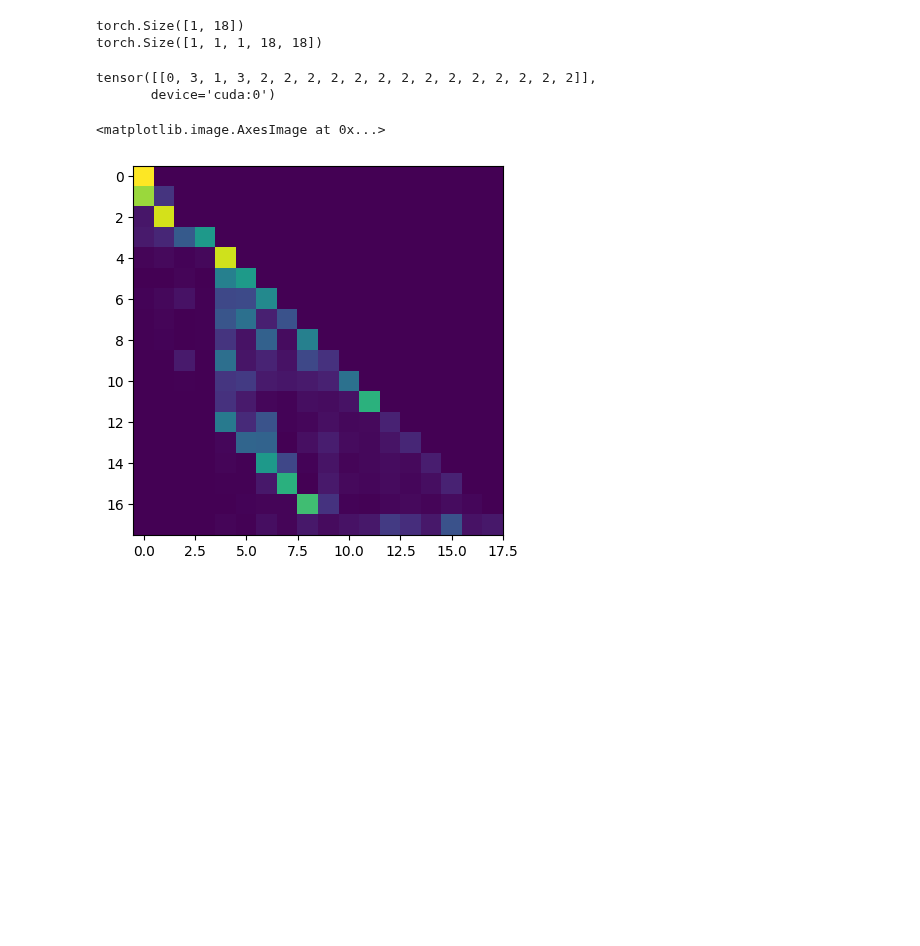
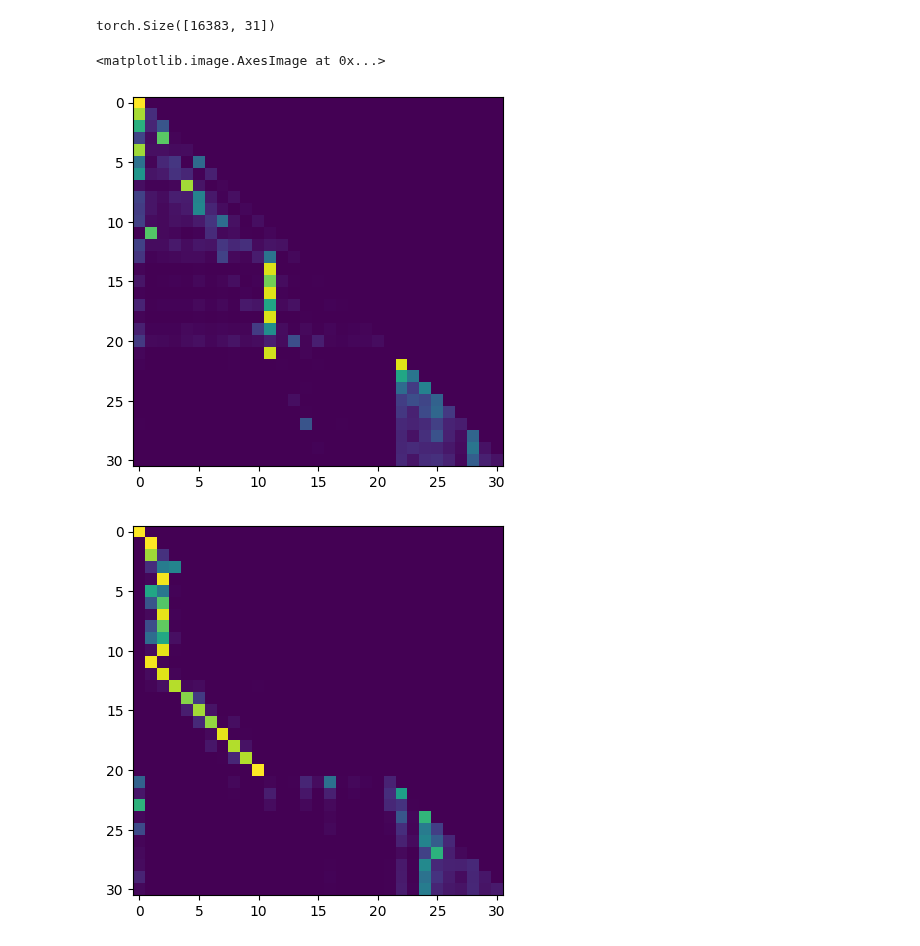
Before and after one commit to fairinternal/composable-llm, a Jupyter notebook: notebooks/scratchpad.ipynb, the cells around one changed output. Drawn from its saved outputs; the diff is of its cells as text; code cells hidden in the pictures; blank space fills up the shorter version.

```diff
--- a/notebooks/scratchpad.ipynb
+++ b/notebooks/scratchpad.ipynb
@@ -114,3 +76,13 @@ losses = checkpoint["losses"]
+# %%
+import numpy as np
+from numpy.linalg import svd
+from cot.models import TransformerConfig, Transformer
+
+nb_len=14
+emb_dim=128
+n_head=1
+n_layer=2
+device='cuda'
 # %%
 token_emb = checkpoint['model_state_dict']['embeddings.token_emb.weight'].cpu()
 pos_emb = checkpoint['model_state_dict']['embeddings.pos_emb.weight'].cpu()
@@ -245,0 +89,5 @@ INFO:src.cot.data.data_processing:Loading test data for binary_copy problem.
+# %%
+lengths = list(np.arange(nb_len) + 1)
+
+testset = problem()
+testset.set_as_testset(lengths)
@@ -288,37 +126,21 @@ Transformer(
   (output_norm): LayerNorm((128,), eps=1e-05, elementwise_affine=True)
   (output): Linear(in_features=128, out_features=5, bias=False)
 )
-# %%
-running_loss = 0
-accuracy = 0
-
-sequence = trainset[0]
-sequence = sequence.to(device=device, dtype=torch.long)
-
-inputs = sequence[None, :-1]
-targets = sequence[None, 1:]
-
-# only train on the chain-of-thoughts process, EoI is represented by 1 in our case
-ind = targets == 1
-cot_mask = ind.cumsum(axis=1)
-cot_mask[ind] = 0
-cot_mask = cot_mask.to(dtype=bool)
-
-logits, attentions = model(inputs, verbose=True)
-loss = F.cross_entropy(logits[cot_mask].view(-1, logits.size(-1)), targets[cot_mask].reshape(-1))
-# %%
-print(inputs.shape)
-print(attentions.shape)
-# %% [output]
-torch.Size([1, 18])
-torch.Size([1, 1, 1, 18, 18])
-# %%
-inputs
-# %% [output]
-tensor([[0, 3, 1, 3, 2, 2, 2, 2, 2, 2, 2, 2, 2, 2, 2, 2, 2, 2]],
-       device='cuda:0')
-# %%
-plt.imshow(attentions.detach().cpu().squeeze().numpy())
-# %% [output]
-<matplotlib.image.AxesImage at 0x...>
-[figure, removed]
+# %%
+sequence = testset.data
+# sequence = sequence.to(device=device, dtype=torch.long)
+
+with torch.no_grad():
+    logits, attentions = model(sequence, verbose=True)
+# %%
+sequence.shape
+# %% [output]
+torch.Size([16383, 31])
+# %%
+plt.imshow(attentions[0, 2**9 + 1, 0].cpu())
+plt.figure()
+plt.imshow(attentions[1, 2**9 + 1, 0].cpu())
+# %% [output]
+<matplotlib.image.AxesImage at 0x...>
+[figure, added]
+[figure, added]
```
Also changed, not shown: parts of 22 cells of this notebook, 3 other files.
